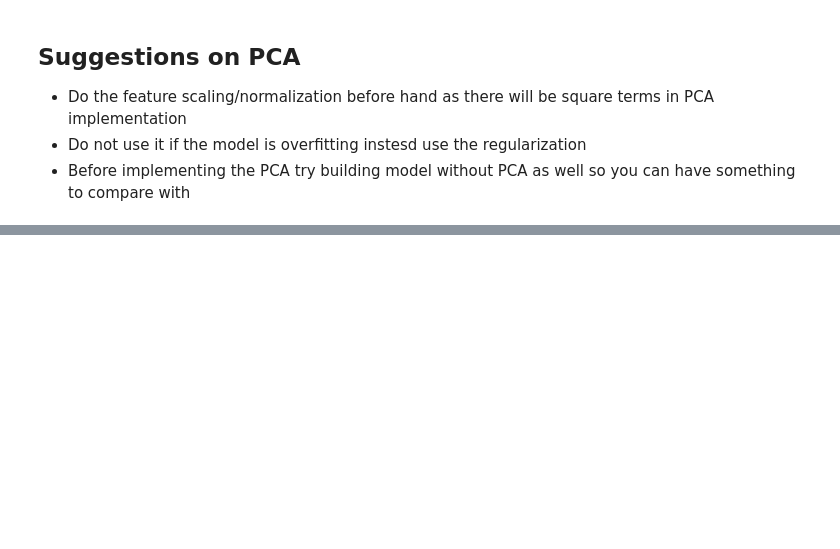
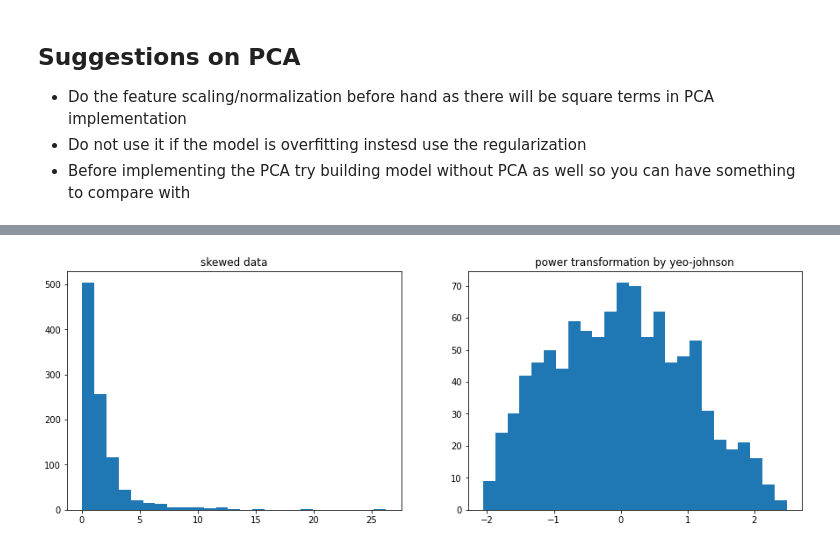
Before and after one commit to arun-jathari/data-science-, a Jupyter notebook: notes.ipynb, the cells around one changed output, grey strips where cells are left out. Drawn from its saved outputs; the diff is of its cells as text; code cells hidden in the pictures; blank space fills up the shorter version.

```diff
--- a/notes.ipynb
+++ b/notes.ipynb
@@ -755,0 +788,24 @@ i.e., $99\%$ varience retained
+# %%
+# power transform on data with a skew
+from numpy import exp
+from numpy.random import randn
+from sklearn.preprocessing import PowerTransformer
+import matplotlib.pyplot as plt
+
+# generate gaussian data sample
+data = randn(1000)
+# add a skew to the data distribution
+data = exp(data)
+
+fig,ax = plt.subplots(1,2, figsize=(15,5))
+ax[0].hist(data, bins=25)
+ax[0].set_title('skewed data')
+data = data.reshape((len(data),1))
+power = PowerTransformer(method='yeo-johnson', standardize=True)
+data_trans = power.fit_transform(data)
+ax[1].hist(data_trans, bins=25)
+ax[1].set_title('power transformation by yeo-johnson')
+plt.show()
+# credits https://machinelearningmastery.com/power-transforms-with-scikit-learn/
+# %% [output]
+[figure, added]
```
Also changed, not shown: parts of 10 cells of this notebook, 1 other file.
